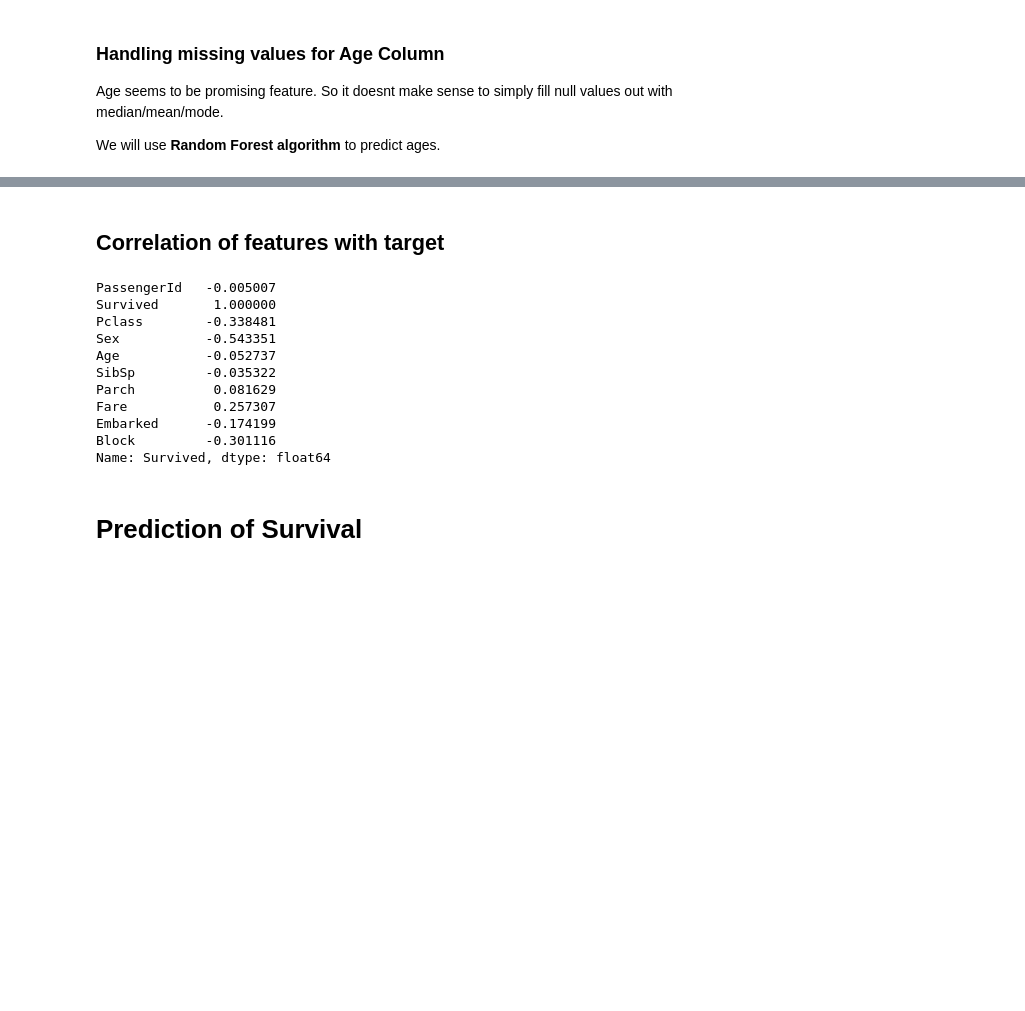
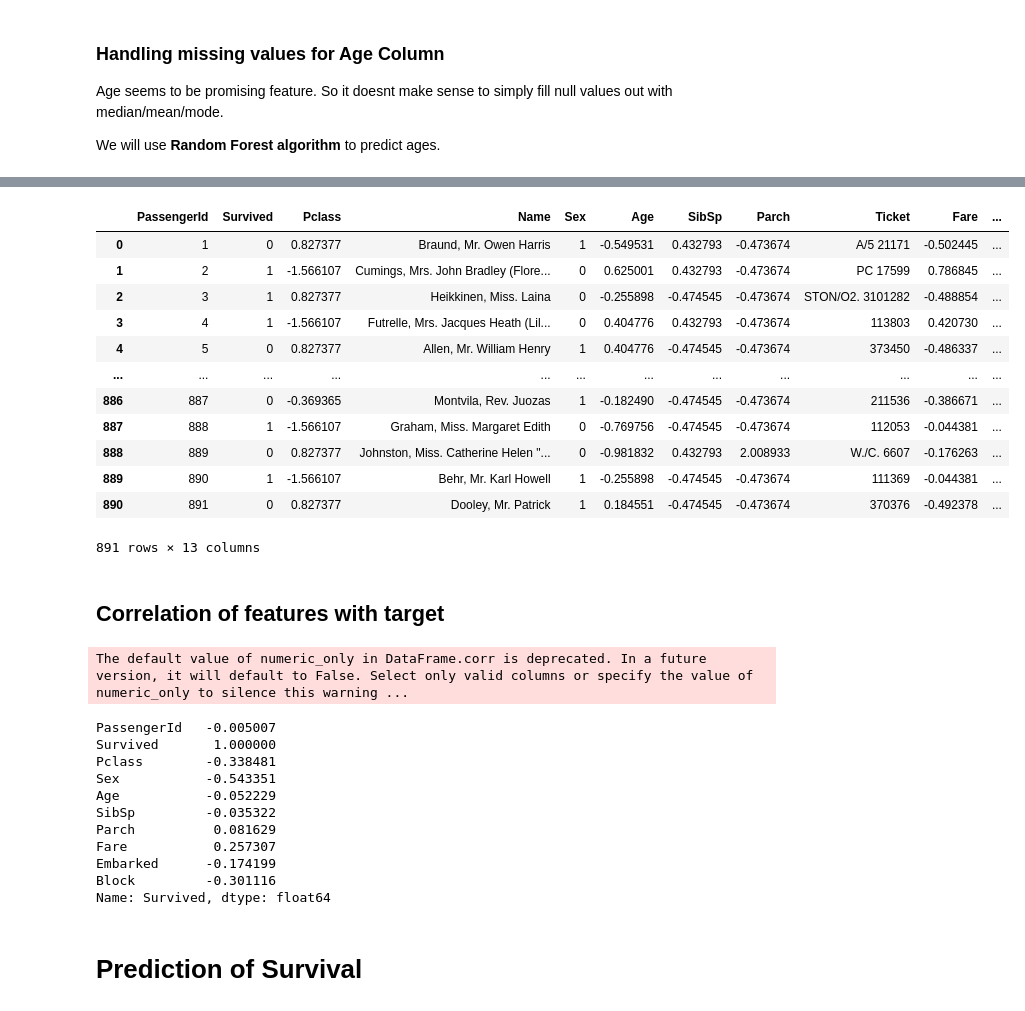
Before and after one commit to Danish1790/titanic-survival-prediction, a Jupyter notebook: titanic_survival/titanic-survival-eda-prediction-pipeline.ipynb, the cells around one changed output, grey strips where cells are left out. Drawn from its saved outputs; the diff is of its cells as text; code cells hidden in the pictures; blank space fills up the shorter version.

```diff
--- a/titanic_survival/titanic-survival-eda-prediction-pipeline.ipynb
+++ b/titanic_survival/titanic-survival-eda-prediction-pipeline.ipynb
@@ -367,8 +365,0 @@ We can see that Age, Fare are measured on different scales, so we need to do Fea
-# %%
-from sklearn import preprocessing
-
-train_scaller = preprocessing.StandardScaler().fit(titanic_train[['Age','Fare']])
-titanic_train[['Age','Fare']] = train_scaller.fit_transform(titanic_train[['Age','Fare']])
-
-test_scaller = preprocessing.StandardScaler().fit(titanic_test[['Age','Fare']])
-titanic_test[['Age','Fare']] = test_scaller.fit_transform(titanic_test[['Age','Fare']])
@@ -375,19 +370,46 @@ titanic_test[['Age','Fare']] = test_scaller.fit_transform(titanic_test[['Age','F
+# %%
+from sklearn import preprocessing
+
+predictors = ['Age','Embarked','Fare', 'Parch', 'SibSp','Pclass','Block']
+
+scaler = preprocessing.StandardScaler()
+
+titanic_train[predictors] =scaler.fit_transform(titanic_train[predictors])
+
+titanic_test[predictors]= scaler.transform(titanic_test[predictors])
+
+titanic_train
+# %% [output]
+|  | PassengerId | Survived | Pclass | Name | Sex | Age | SibSp | Parch | Ticket | Fare | ... |
+| 0 | 1 | 0 | 0.827377 | Braund, Mr. Owen Harris | 1 | -0.549531 | 0.432793 | -0.473674 | A/5 21171 | -0.502445 | ... |
+| 1 | 2 | 1 | -1.566107 | Cumings, Mrs. John Bradley (Flore... | 0 | 0.625001 | 0.432793 | -0.473674 | PC 17599 | 0.786845 | ... |
+| 2 | 3 | 1 | 0.827377 | Heikkinen, Miss. Laina | 0 | -0.255898 | -0.474545 | -0.473674 | STON/O2. 3101282 | -0.488854 | ... |
+| 3 | 4 | 1 | -1.566107 | Futrelle, Mrs. Jacques Heath (Lil... | 0 | 0.404776 | 0.432793 | -0.473674 | 113803 | 0.420730 | ... |
+| 4 | 5 | 0 | 0.827377 | Allen, Mr. William Henry | 1 | 0.404776 | -0.474545 | -0.473674 | 373450 | -0.486337 | ... |
+| ... | ... | ... | ... | ... | ... | ... | ... | ... | ... | ... | ... |
+| 886 | 887 | 0 | -0.369365 | Montvila, Rev. Juozas | 1 | -0.182490 | -0.474545 | -0.473674 | 211536 | -0.386671 | ... |
+| 887 | 888 | 1 | -1.566107 | Graham, Miss. Margaret Edith | 0 | -0.769756 | -0.474545 | -0.473674 | 112053 | -0.044381 | ... |
+| 888 | 889 | 0 | 0.827377 | Johnston, Miss. Catherine Helen "... | 0 | -0.981832 | 0.432793 | 2.008933 | W./C. 6607 | -0.176263 | ... |
+| 889 | 890 | 1 | -1.566107 | Behr, Mr. Karl Howell | 1 | -0.255898 | -0.474545 | -0.473674 | 111369 | -0.044381 | ... |
+| 890 | 891 | 0 | 0.827377 | Dooley, Mr. Patrick | 1 | 0.184551 | -0.474545 | -0.473674 | 370376 | -0.492378 | ... |
+891 rows × 13 columns
 # %% [markdown]
 ## Correlation of features with target
 # %%
 titanic_train.corr()["Survived"]
 # %% [output]
-PassengerId   -0.005007
-Survived       1.000000
-Pclass        -0.338481
-Sex           -0.543351
-Age           -0.052737
-SibSp         -0.035322
-Parch          0.081629
-Fare           0.257307
-Embarked      -0.174199
-Block         -0.301116
-Name: Survived, dtype: float64
+The default value of numeric_only in DataFrame.corr is deprecated. In a future version, it will default to False. Select only valid columns or specify the value of numeric_only to silence this warning ...
+PassengerId   -0.005007
+Survived       1.000000
+Pclass        -0.338481
+Sex           -0.543351
+Age           -0.052229
+SibSp         -0.035322
+Parch          0.081629
+Fare           0.257307
+Embarked      -0.174199
+Block         -0.301116
+Name: Survived, dtype: float64
 # %% [markdown]
 <h1> Prediction of Survival </h1>
 # %% [markdown]
```
Also changed, not shown: parts of 18 cells of this notebook, 4 other files.
